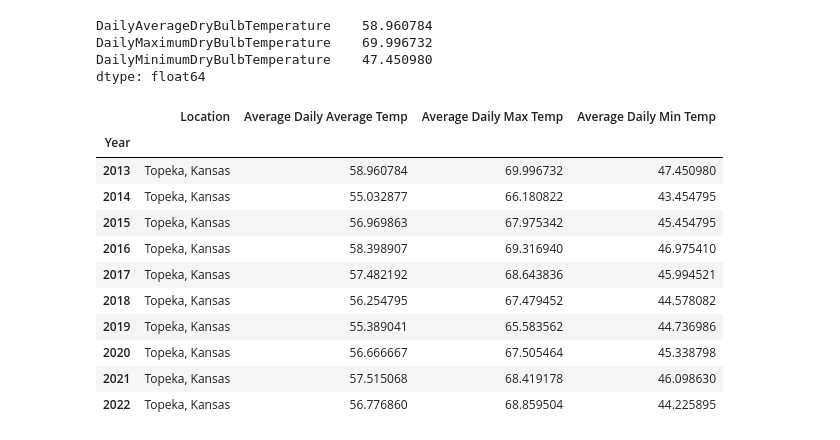
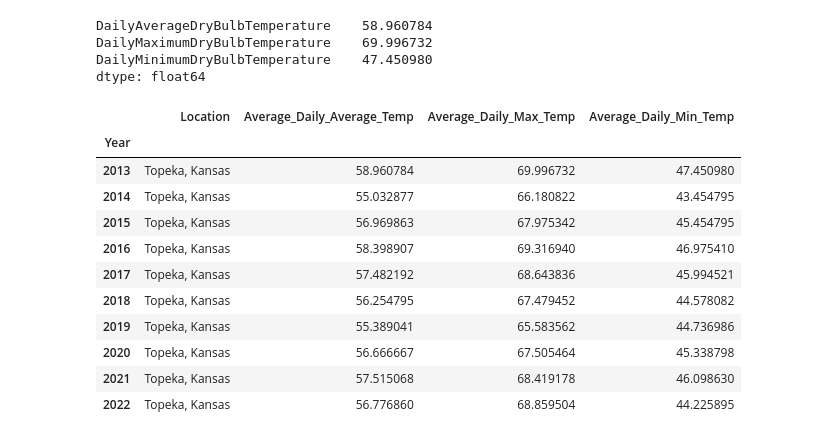
Before and after one commit to StevenTHG/Beverages-Project-3, a Jupyter notebook: python/topeka_yearly_weather_stats.ipynb, the cells around one changed output. Cells and saved outputs as stored; diff of their text form; code cells hidden in the pictures.

```diff
--- a/python/topeka_yearly_weather_stats.ipynb
+++ b/python/topeka_yearly_weather_stats.ipynb
@@ -200,15 +200,15 @@ df_2022 = df_2022.groupby('STATION').mean()
 # %%
 frames = [df_2013, df_2014, df_2015, df_2016, df_2017, df_2018, df_2019, df_2020, df_2021, df_2022]
 topeka_df = pd.concat(frames)
 topeka_df.index.names = ['Year']
-topeka_df = topeka_df.rename(columns={"DailyAverageDryBulbTemperature": "Average Daily Average Temp",
-                "DailyMaximumDryBulbTemperature": "Average Daily Max Temp",  "DailyMinimumDryBulbTemperature": "Average Daily Min Temp"})
+topeka_df = topeka_df.rename(columns={"DailyAverageDryBulbTemperature": "Average_Daily_Average_Temp",
+                "DailyMaximumDryBulbTemperature": "Average_Daily_Max_Temp",  "DailyMinimumDryBulbTemperature": "Average_Daily_Min_Temp"})
 topeka_df['Location'] = ['Topeka, Kansas','Topeka, Kansas','Topeka, Kansas','Topeka, Kansas','Topeka, Kansas',
                         'Topeka, Kansas','Topeka, Kansas','Topeka, Kansas','Topeka, Kansas','Topeka, Kansas']
-topeka_df = topeka_df[['Location','Average Daily Average Temp', 'Average Daily Max Temp','Average Daily Min Temp']]
+topeka_df = topeka_df[['Location','Average_Daily_Average_Temp', 'Average_Daily_Max_Temp','Average_Daily_Min_Temp']]
 topeka_df
 # %% [output]
-|  | Location | Average Daily Average Temp | Average Daily Max Temp | Average Daily Min Temp |
+|  | Location | Average_Daily_Average_Temp | Average_Daily_Max_Temp | Average_Daily_Min_Temp |
 | Year |  |  |  |  |
 | 2013 | Topeka, Kansas | 58.960784 | 69.996732 | 47.450980 |
 | 2014 | Topeka, Kansas | 55.032877 | 66.180822 | 43.454795 |
```
Also changed, not shown: 9 other files.
